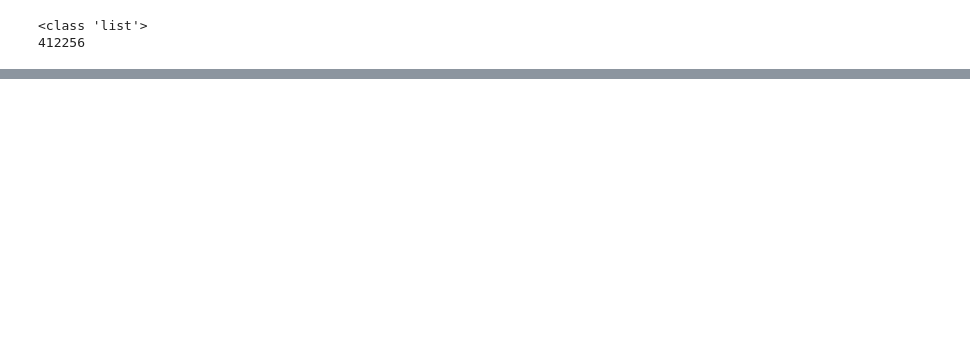
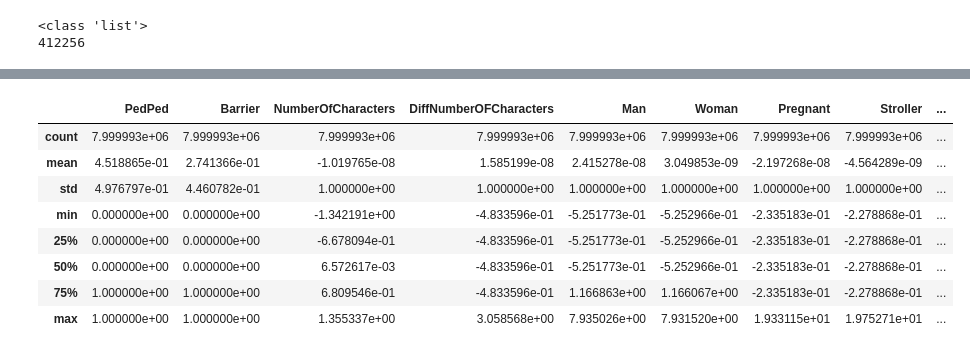
Before and after one commit to Moral-Machine-2024/timoklein, a Jupyter notebook: Data_cleaning.ipynb, the cells around one changed output, grey strips where cells are left out. Saved outputs shown, nothing was run; the diff lists cells and outputs as text; code cells hidden in the pictures; blank space fills up the shorter version.

```diff
--- a/Data_cleaning.ipynb
+++ b/Data_cleaning.ipynb
@@ -649,0 +672,12 @@ cleaned_data.to_csv('Data/cleaned_data.csv', index=False)
+# %%
+X_trainval.describe()
+# %% [output]
+|  | PedPed | Barrier | NumberOfCharacters | DiffNumberOFCharacters | Man | Woman | Pregnant | Stroller | ... |
+| count | 7.999993e+06 | 7.999993e+06 | 7.999993e+06 | 7.999993e+06 | 7.999993e+06 | 7.999993e+06 | 7.999993e+06 | 7.999993e+06 | ... |
+| mean | 4.518865e-01 | 2.741366e-01 | -1.019765e-08 | 1.585199e-08 | 2.415278e-08 | 3.049853e-09 | -2.197268e-08 | -4.564289e-09 | ... |
+| std | 4.976797e-01 | 4.460782e-01 | 1.000000e+00 | 1.000000e+00 | 1.000000e+00 | 1.000000e+00 | 1.000000e+00 | 1.000000e+00 | ... |
+| min | 0.000000e+00 | 0.000000e+00 | -1.342191e+00 | -4.833596e-01 | -5.251773e-01 | -5.252966e-01 | -2.335183e-01 | -2.278868e-01 | ... |
+| 25% | 0.000000e+00 | 0.000000e+00 | -6.678094e-01 | -4.833596e-01 | -5.251773e-01 | -5.252966e-01 | -2.335183e-01 | -2.278868e-01 | ... |
+| 50% | 0.000000e+00 | 0.000000e+00 | 6.572617e-03 | -4.833596e-01 | -5.251773e-01 | -5.252966e-01 | -2.335183e-01 | -2.278868e-01 | ... |
+| 75% | 1.000000e+00 | 1.000000e+00 | 6.809546e-01 | -4.833596e-01 | 1.166863e+00 | 1.166067e+00 | -2.335183e-01 | -2.278868e-01 | ... |
+| max | 1.000000e+00 | 1.000000e+00 | 1.355337e+00 | 3.058568e+00 | 7.935026e+00 | 7.931520e+00 | 1.933115e+01 | 1.975271e+01 | ... |
```
Also changed, not shown: parts of 41 cells of this notebook, 3 other files.
